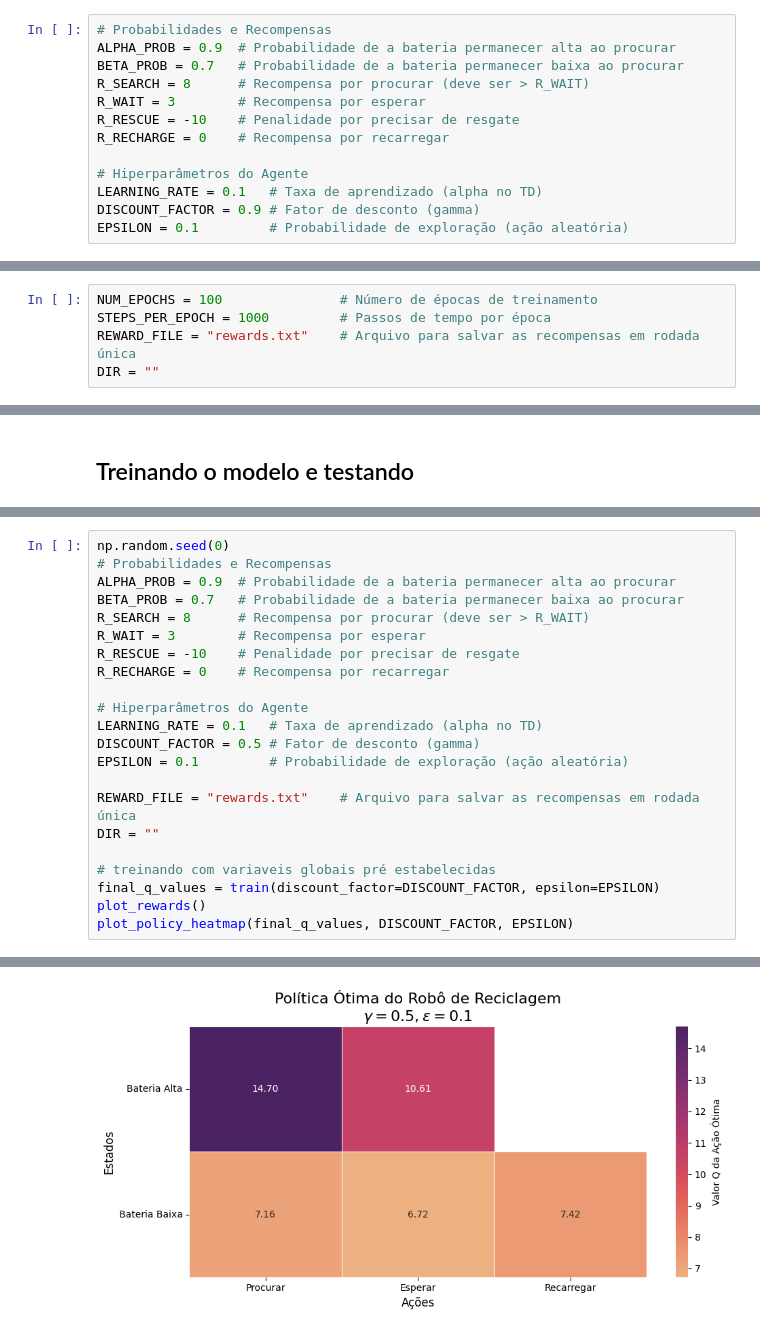
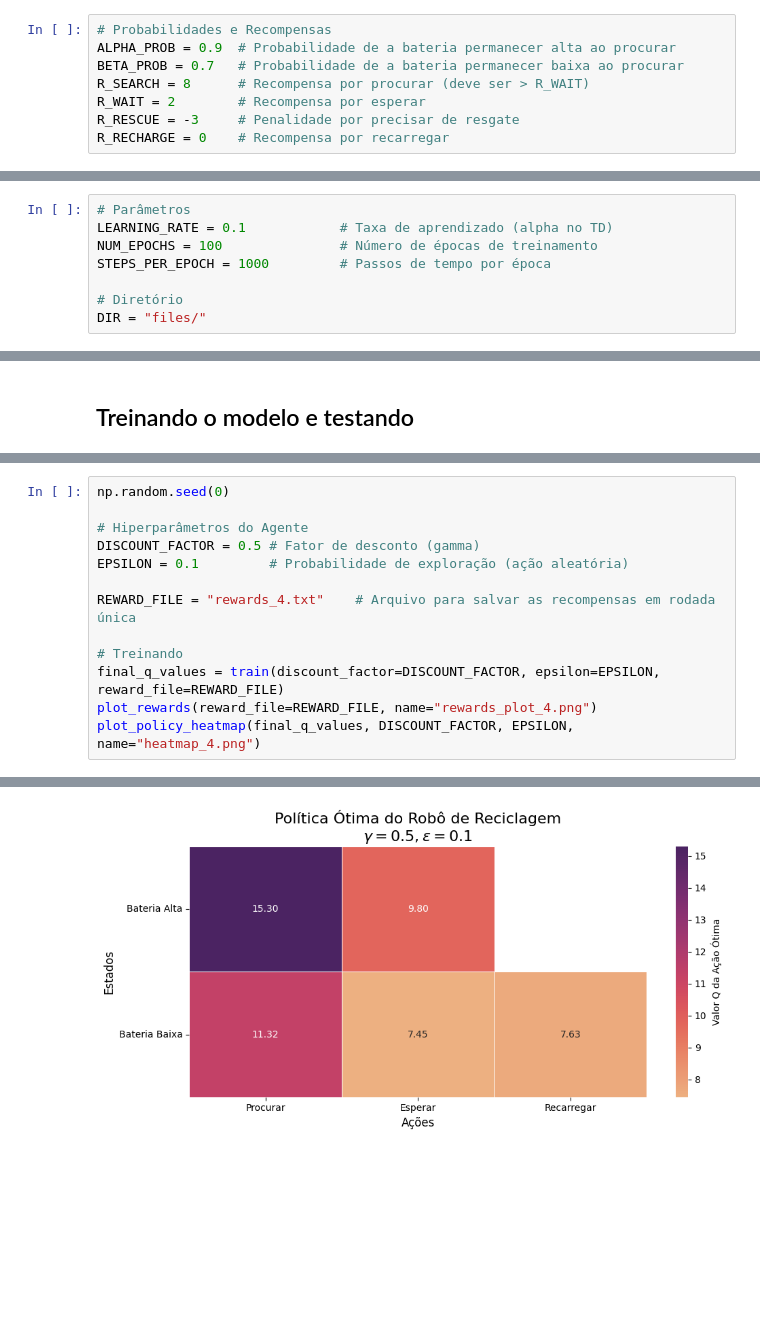
Before and after one commit to Perez-Amanda/Recycling_Robot_RL_1, a Jupyter notebook: main.ipynb, the cells around one changed output, grey strips where cells are left out. Drawn from its saved outputs; the diff is of its cells as text; blank space fills up the shorter version.

```diff
--- a/main.ipynb
+++ b/main.ipynb
@@ -37,12 +49,7 @@ Definindo abaixo as probabilidades de transição:
 ALPHA_PROB = 0.9  # Probabilidade de a bateria permanecer alta ao procurar
 BETA_PROB = 0.7   # Probabilidade de a bateria permanecer baixa ao procurar
 R_SEARCH = 8      # Recompensa por procurar (deve ser > R_WAIT)
-R_WAIT = 3        # Recompensa por esperar
-R_RESCUE = -10    # Penalidade por precisar de resgate
+R_WAIT = 2        # Recompensa por esperar
+R_RESCUE = -3     # Penalidade por precisar de resgate
 R_RECHARGE = 0    # Recompensa por recarregar
-
-# Hiperparâmetros do Agente
-LEARNING_RATE = 0.1   # Taxa de aprendizado (alpha no TD)
-DISCOUNT_FACTOR = 0.9 # Fator de desconto (gamma)
-EPSILON = 0.1         # Probabilidade de exploração (ação aleatória)
 # %% [markdown]
@@ -50,8 +57,11 @@ Parâmetros de treinamento:
 # %%
+# Parâmetros
+LEARNING_RATE = 0.1            # Taxa de aprendizado (alpha no TD)
 NUM_EPOCHS = 100               # Número de épocas de treinamento
 STEPS_PER_EPOCH = 1000         # Passos de tempo por época
-REWARD_FILE = "rewards.txt"    # Arquivo para salvar as recompensas em rodada única
-DIR = ""
+
+# Diretório
+DIR = "files/"
 # %% [markdown]
 Criando classes para modelar o problema:
 # %%
@@ -403,24 +384,15 @@ Nota-se que, como $\varepsilon=0$, não houve exploração, então o agente sequ
 # %%
 np.random.seed(0)
-# Probabilidades e Recompensas
-ALPHA_PROB = 0.9  # Probabilidade de a bateria permanecer alta ao procurar
-BETA_PROB = 0.7   # Probabilidade de a bateria permanecer baixa ao procurar
-R_SEARCH = 8      # Recompensa por procurar (deve ser > R_WAIT)
-R_WAIT = 3        # Recompensa por esperar
-R_RESCUE = -10    # Penalidade por precisar de resgate
-R_RECHARGE = 0    # Recompensa por recarregar
 
 # Hiperparâmetros do Agente
-LEARNING_RATE = 0.1   # Taxa de aprendizado (alpha no TD)
 DISCOUNT_FACTOR = 0.5 # Fator de desconto (gamma)
 EPSILON = 0.1         # Probabilidade de exploração (ação aleatória)
 
-REWARD_FILE = "rewards.txt"    # Arquivo para salvar as recompensas em rodada única
-DIR = ""
+REWARD_FILE = "rewards_4.txt"    # Arquivo para salvar as recompensas em rodada única
 
-# treinando com variaveis globais pré estabelecidas
-final_q_values = train(discount_factor=DISCOUNT_FACTOR, epsilon=EPSILON)
-plot_rewards()
-plot_policy_heatmap(final_q_values, DISCOUNT_FACTOR, EPSILON)
+# Treinando
+final_q_values = train(discount_factor=DISCOUNT_FACTOR, epsilon=EPSILON, reward_file=REWARD_FILE)
+plot_rewards(reward_file=REWARD_FILE, name="rewards_plot_4.png")
+plot_policy_heatmap(final_q_values, DISCOUNT_FACTOR, EPSILON, name="heatmap_4.png")
 # %% [output]
 Iniciando o treinamento...
@@ -444,2 +414,2 @@ Heatmap da política salvo em 'policy_heatmap.png'
-[figure, old version]
+[figure, new version]
 # %% [markdown]
```
Also changed, not shown: parts of 28 cells of this notebook, 24 other files.
